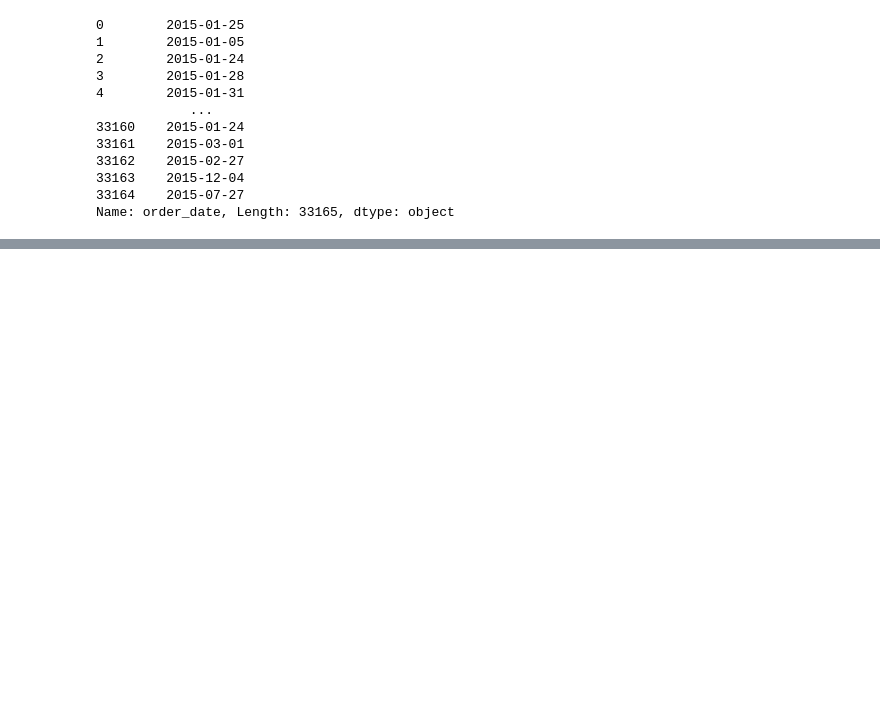
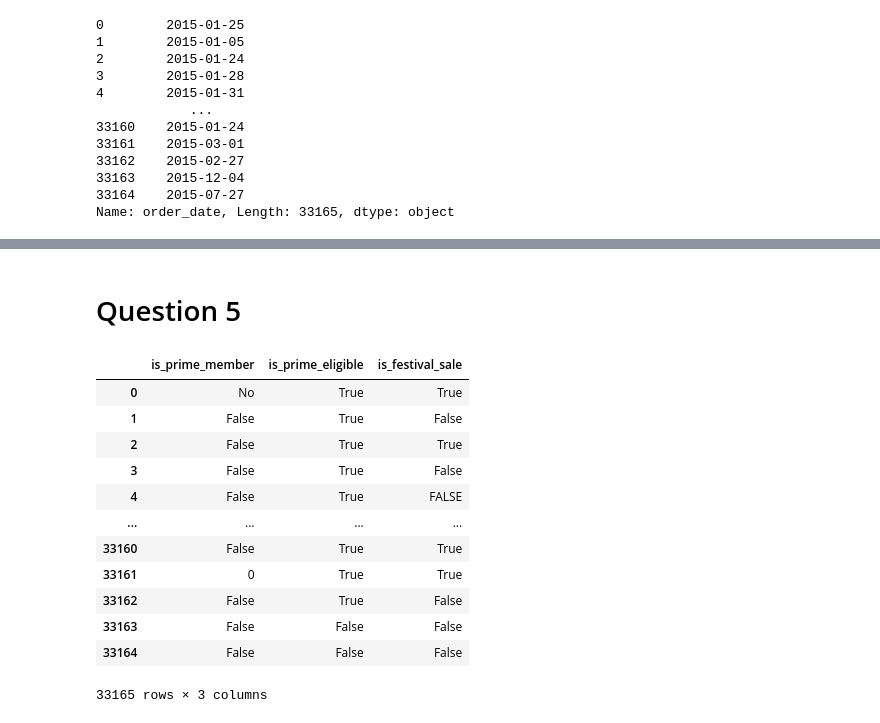
Before and after one commit to harishgundapuUD/Amazon_Sales_Analysis, a Jupyter notebook: data_cleaning/sample_dataset_reading.ipynb, the cells around one changed output, grey strips where cells are left out. Saved outputs shown, nothing was run; the diff lists cells and outputs as text; code cells hidden in the pictures; blank space fills up the shorter version.

```diff
--- a/data_cleaning/sample_dataset_reading.ipynb
+++ b/data_cleaning/sample_dataset_reading.ipynb
@@ -113,0 +402,18 @@ print(df)
+# %% [markdown]
+# Question 5
+# %%
+df[["is_prime_member", "is_prime_eligible", "is_festival_sale"]]
+# %% [output]
+|  | is_prime_member | is_prime_eligible | is_festival_sale |
+| 0 | No | True | True |
+| 1 | False | True | False |
+| 2 | False | True | True |
+| 3 | False | True | False |
+| 4 | False | True | FALSE |
+| ... | ... | ... | ... |
+| 33160 | False | True | True |
+| 33161 | 0 | True | True |
+| 33162 | False | True | False |
+| 33163 | False | False | False |
+| 33164 | False | False | False |
+33165 rows × 3 columns
```
Also changed, not shown: parts of 43 cells of this notebook, 1 other file.
